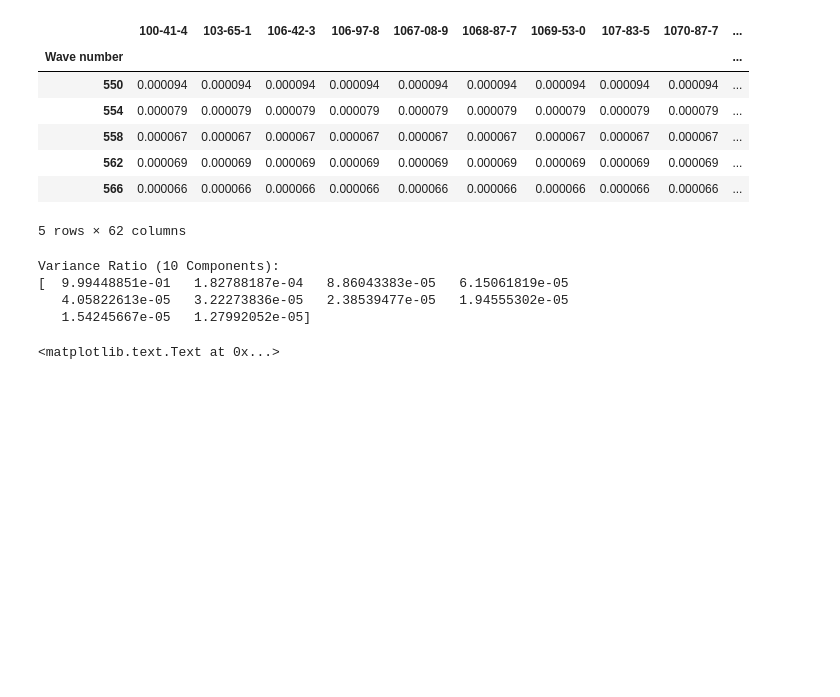
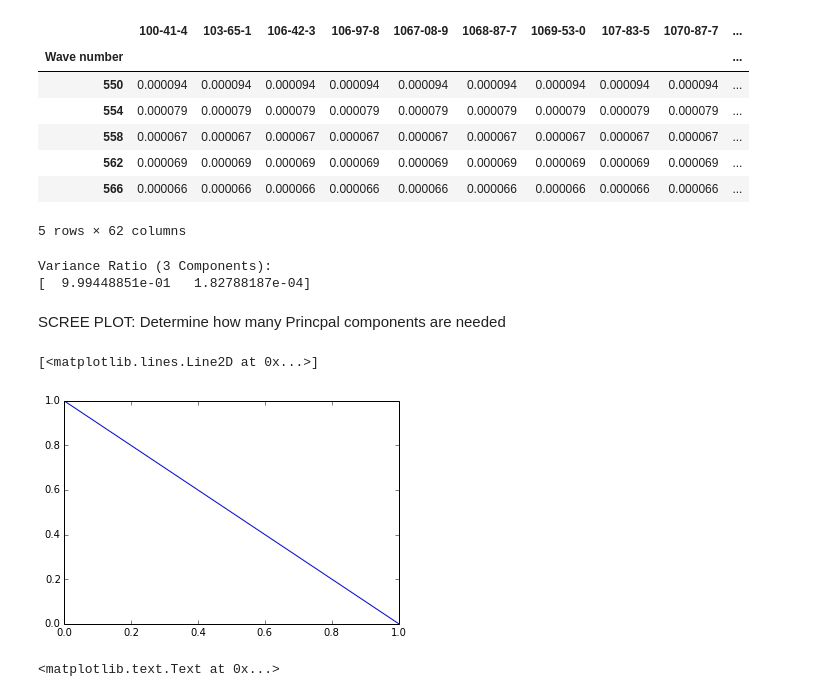
Before and after one commit to BrandonJvV/OctaneNumber, a Jupyter notebook: Normalization.ipynb, the cells around one changed output. Drawn from its saved outputs; the diff is of its cells as text; code cells hidden in the pictures; blank space fills up the shorter version.

Commit message:
Octane Number Data Frame, scree plot, Mean RONumber added

```diff
--- a/Normalization.ipynb
+++ b/Normalization.ipynb
@@ -108,15 +108,20 @@ from sklearn.decomposition import PCA
 #print "Variance Ratio (10 components): "
 #print (pca.explained_variance_ratio_)
 # %%
-pca = PCA(n_components=10)
+pca = PCA(n_components=2)
 X_PCA = pca.fit(zMean.transpose()).transform(zMean.transpose())
-print "Variance Ratio (10 Components): "
+print "Variance Ratio (3 Components): "
 print (pca.explained_variance_ratio_)
 # %% [output]
-Variance Ratio (10 Components):
-[  9.99448851e-01   1.82788187e-04   8.86043383e-05   6.15061819e-05
-   4.05822613e-05   3.22273836e-05   2.38539477e-05   1.94555302e-05
-   1.54245667e-05   1.27992052e-05]
+Variance Ratio (3 Components):
+[  9.99448851e-01   1.82788187e-04]
+# %% [markdown]
+SCREE PLOT: Determine how many Princpal components are needed
+# %%
+plot(numpy.arange(len(pca.explained_variance_ratio_)), pca.explained_variance_ratio_)
+# %% [output]
+[<matplotlib.lines.Line2D at 0x...>]
+[figure, added]
 # %%
 old = X_PCA[11]
 old_pl = pca.inverse_transform(old)
```
Also changed, not shown: parts of 8 cells of this notebook.
